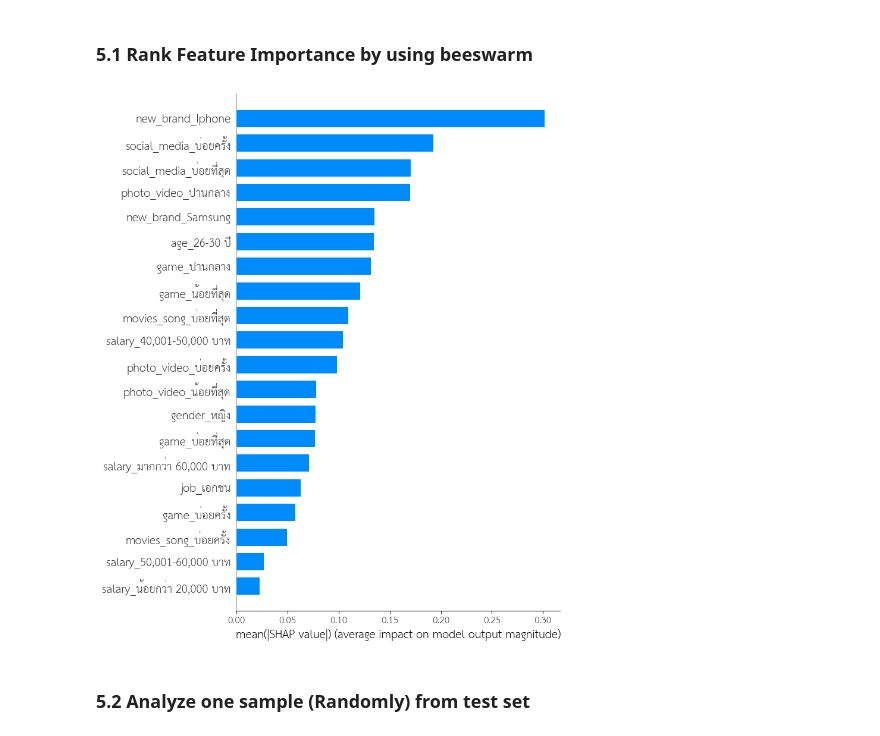
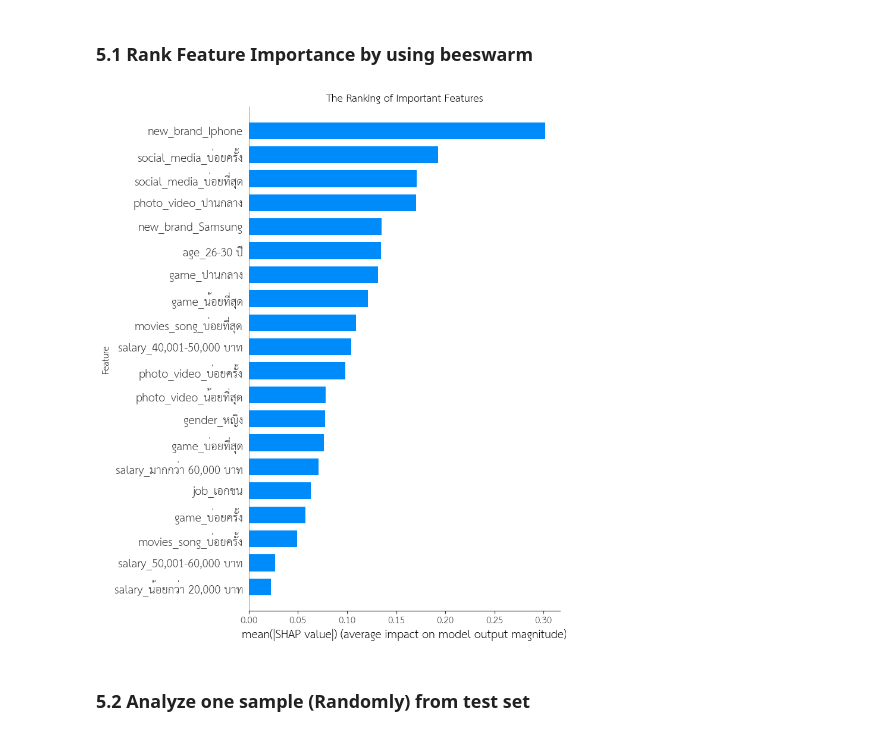
Before and after one commit to RatanakamonS/DADS5001-PART1, a Jupyter notebook: Week5_Smartphone_Using_Analysis_with_Logistic_Regression_DADS6003.ipynb, the cells around one changed output. Saved outputs shown, nothing was run; the diff lists cells and outputs as text; code cells hidden in the pictures.

```diff
--- a/Week5_Smartphone_Using_Analysis_with_Logistic_Regression_DADS6003.ipynb
+++ b/Week5_Smartphone_Using_Analysis_with_Logistic_Regression_DADS6003.ipynb
@@ -231,6 +214,8 @@ Top 10 Most Important Features:
 # %%
-import warnings
-warnings.filterwarnings('ignore')
+warnings.filterwarnings('ignore') # ปรับไม่ให้แสดงข้อความ warning
+
+scaler = StandardScaler() # create the scaler object
+scaler.fit(X_train) # fit the scaler object to the training data
 
 # ทดสอบการทำนายด้วยข้อมูลใหม่
 new_data = X_test.iloc[0:1]  # ใช้ข้อมูลแถวแรกของ test set เป็นตัวอย่าง
@@ -263,10 +248,13 @@ shap_values = explainer.shap_values(X_test)
 ## 5. Results
 # %% [markdown]
 ### 5.1 Rank Feature Importance by using beeswarm
-# %%
-# Rank Feature Importance by using beeswarm
-shap.summary_plot(shap_values, X_test, plot_type="bar")
-# %% [output]
-[figure, removed]
+# %%
+# วิเคราะห์ความสำคัญของ Features
+plt.title('The Ranking of Important Features')
+plt.xlabel('Importance')
+plt.ylabel('Feature')
+shap.summary_plot(shap_values, X_test, plot_type="bar")
+# %% [output]
+[figure, added]
 # %% [markdown]
 ### 5.2 Analyze one sample (Randomly) from test set
```
Also changed, not shown: parts of 5 cells of this notebook.
